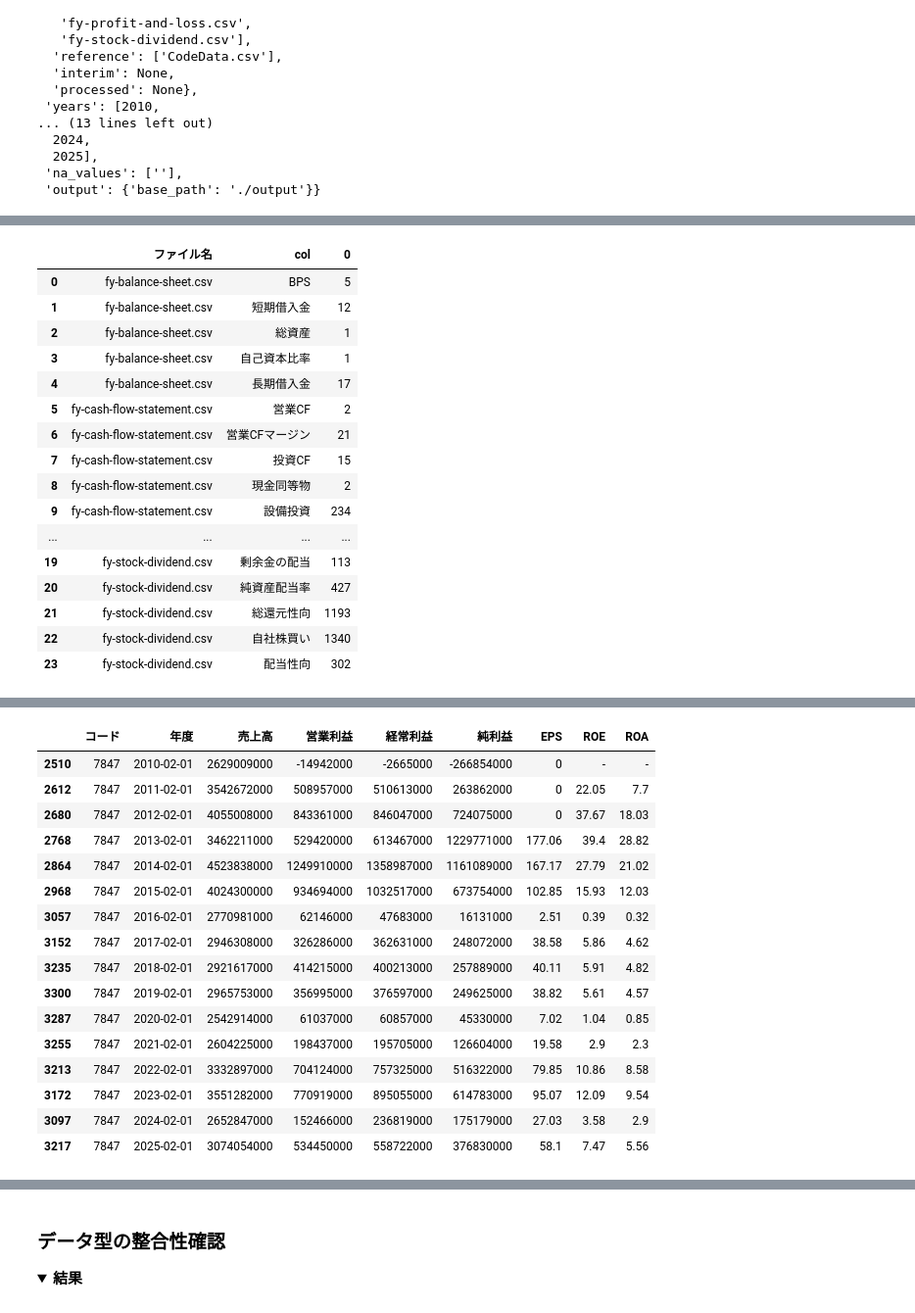
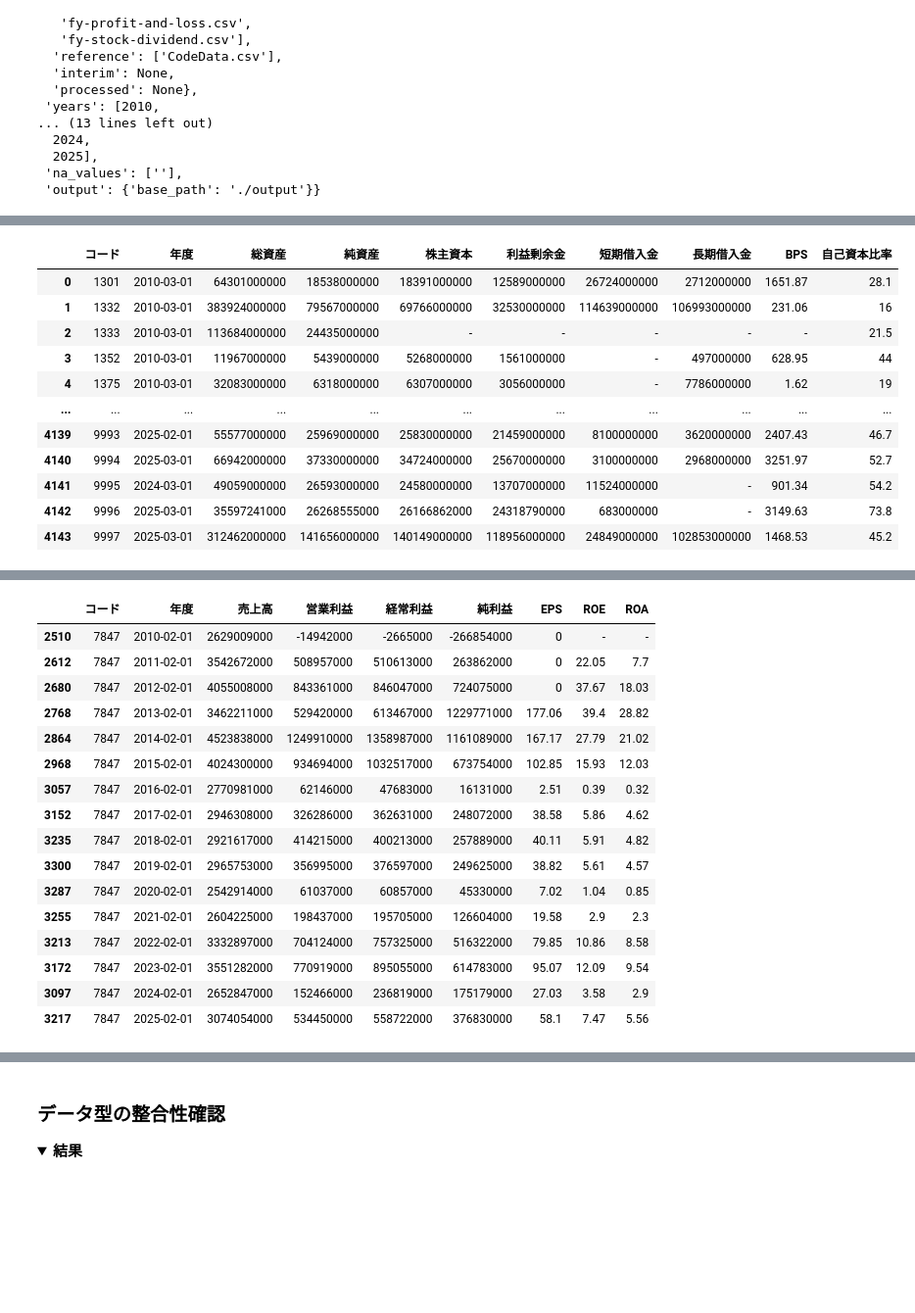
Before and after one commit to Tetibeam/003_stock_screening_preproc, a Jupyter notebook: 01_initial_creening.ipynb, the cells around one changed output, grey strips where cells are left out. Shown: that part at 98% size. Cells and saved outputs as stored; diff of their text form; code cells hidden in the pictures; folded sections open; blank space fills up the shorter version.

```diff
--- a/01_initial_creening.ipynb
+++ b/01_initial_creening.ipynb
@@ -119,12 +155,12 @@ setting.yamlのnan_valuesに登録します
 print("")
 print("ファイル毎にデータを取得します")
 df_DATAs_BY_ALL_FILEs = dl.load_data_by_files(
-    settings["data_path"]["raw"],settings["years"],settings["files"]["raw"],[""]
+    settings["data_path"]["raw"],settings["years"],settings["files"]["raw"]
 )
 #display(df_DATAs_BY_ALL_FILEs)
 print("")
 print("ファイルごとに各文字列の個数をカウントします")
-COUNT_COLUMNS = ["col", "nan", "na", "n/a", "-", "--", "none", "0", "space", "empty", "alphabet"]
+COUNT_COLUMNS = ["col","empty", "space", "-", "―", "—", "--", "Na", "na", "N/A", "n/a", "None", "none", "NULL", "null", "0", "alphabet"]
 FINAL_COLUMNS = COUNT_COLUMNS + ["ファイル名", "会計年"] # 追跡を明確にするため
 df_placeholder_counts = pd.DataFrame(columns=FINAL_COLUMNS)
 current_index = 0
@@ -135,15 +171,11 @@ for (filename,year), df in df_DATAs_BY_ALL_FILEs.items():
         #display(ser_str)
         row_data_tuple = (
             col,
-            (ser_str == 'nan').sum(),
-            (ser_str == 'na').sum(),
-            (ser_str == 'n/a').sum(),
-            (ser_str == '-').sum(),
-            (ser_str == '--').sum(),
-            (ser_str == 'none').sum(),
+            (ser_str == '').sum(), (ser_str == ' ').sum(),
+            (ser_str == '-').sum(), (ser_str == '―').sum(), (ser_str == '—').sum(), (ser_str == '--').sum(),
+            (ser_str == 'Na').sum(), (ser_str == 'na').sum(), (ser_str == 'N/A').sum(), (ser_str == 'n/a').sum(),
+            (ser_str == 'None').sum(), (ser_str == 'none').sum(), (ser_str == 'NULL').sum(), (ser_str == 'null').sum(),
             (ser_str == '0').sum(),
-            (ser_str == ' ').sum(),
-            (ser_str == '').sum(),
             ser_str.str.contains('[A-Za-z]', na=False).sum()
         )
         df_placeholder_counts.loc[current_index, COUNT_COLUMNS] = row_data_tuple
@@ -151,7 +183,7 @@ for (filename,year), df in df_DATAs_BY_ALL_FILEs.items():
         df_placeholder_counts.loc[current_index, "会計年"] = year
 
         current_index += 1
-#display(df_placeholder_counts)
+display(df_placeholder_counts)
 # %% [output]
 ファイル毎にデータを取得します
 
@@ -164,20 +209,50 @@ df = df.groupby("col").sum().sum()
 #display(df)
 
 print("")
-print("ハイフンとゼロが該当しそうなことがわかりました。")
-print("ゼロが登録されているファイルと列をを検索します。")
+print("疑われるコードが含まれている列を出力します")
+df = df_placeholder_counts.drop(["ファイル名","会計年"],axis=1)
+df = df.groupby("col").sum().sum()
+pl_list = df[df >0].index.tolist()
+df = df_placeholder_counts.drop(["ファイル名","会計年"],axis=1)
+for value in pl_list:
+    list = df[df[value]>0]["col"].unique()
+    #print("--------------",value,"のチェック----------------------------")
+    #display(list)
+
+print("")
+print("アルファベットが含まれているコードを出力します。")
+for (filename, year), df in df_DATAs_BY_ALL_FILEs.items():
+    df_tmp = df[df["コード"].str.contains("[A-Za-z]", na=False)]
+    code_list = df_tmp["コード"].to_list()
+    #print(code_list)
+
+print("")
+print("ゼロが登録されているファイルと列を出力します。")
 df = df_placeholder_counts
-df = df.groupby(["ファイル名","col"]).sum()["0"]
-df = df[df>0].reset_index()
-display(df)
+df_0 = df.groupby(["ファイル名","col"])["0"].sum()
+df_0 = df_0[df_0>0].reset_index()
+print(df_0)
+print(df_0['col'].dtype)
+
+# 'col' 列のすべての要素のデータ型を取得し、その出現回数をカウント
+#type_counts = df_0['col'].apply(type).value_counts()
+#print("--- 'col' 列の要素のデータ型カウント ---")
+#print(type_counts)
+
 print("")
 print("4つのファイルごとに該当列のリストを準備します")
-col_list_series = df.groupby('ファイル名')['col'].apply(list)
-col_lists = col_list_series.to_dict()
+#df_0['col'] = df_0['col'].astype(str)
+#df_0['col'] = df_0['col'].apply(lambda x: str(x) if x is not None else x)
+df_temp = df_0[['ファイル名', 'col']]
+grouped = df_temp.groupby('ファイル名')
+col_lists = {
+    filename: group['col'].tolist()  # 各グループから 'col' 列を抽出し、tolist()でPythonリストに変換
+    for filename, group in grouped
+}
 print(col_lists)
 
 print("")
-print("ゼロの含まれるコードの状況を確認します。")
+print("ゼロの含まれるコードのデータを確認します。")
 print("まずは年でわかれた各ファイルをつなぎ合わせます")
 df_merge = {}
 for (filename, year), df in df_DATAs_BY_ALL_FILEs.items():
@@ -187,11 +262,12 @@ for (filename, year), df in df_DATAs_BY_ALL_FILEs.items():
 df_final = {}
 for filename in df_merge:
     df_final[filename]  = pd.concat(df_merge[filename])
-#display(df_final["fy-balance-sheet.csv"])
+display(df_final["fy-balance-sheet.csv"])
 
 print("")
 print("ファイルごとにゼロをもつコードの値をチェックします。")
 filename = "fy-profit-and-loss.csv"
+print("ファイル名:",filename)
 df_all = df_final[filename]
 for col_value in col_lists[filename]:
     #print(filename, col)
@@ -208,17 +297,12 @@ for col_value in col_lists[filename]:
-|  | ファイル名 | col | 0 |
-| 0 | fy-balance-sheet.csv | BPS | 5 |
-| 1 | fy-balance-sheet.csv | 短期借入金 | 12 |
-| 2 | fy-balance-sheet.csv | 総資産 | 1 |
-| 3 | fy-balance-sheet.csv | 自己資本比率 | 1 |
-| 4 | fy-balance-sheet.csv | 長期借入金 | 17 |
-| 5 | fy-cash-flow-statement.csv | 営業CF | 2 |
-| 6 | fy-cash-flow-statement.csv | 営業CFマージン | 21 |
-| 7 | fy-cash-flow-statement.csv | 投資CF | 15 |
-| 8 | fy-cash-flow-statement.csv | 現金同等物 | 2 |
-| 9 | fy-cash-flow-statement.csv | 設備投資 | 234 |
-| ... | ... | ... | ... |
-| 19 | fy-stock-dividend.csv | 剰余金の配当 | 113 |
-| 20 | fy-stock-dividend.csv | 純資産配当率 | 427 |
-| 21 | fy-stock-dividend.csv | 総還元性向 | 1193 |
-| 22 | fy-stock-dividend.csv | 自社株買い | 1340 |
-| 23 | fy-stock-dividend.csv | 配当性向 | 302 |
+|  | コード | 年度 | 総資産 | 純資産 | 株主資本 | 利益剰余金 | 短期借入金 | 長期借入金 | BPS | 自己資本比率 |
+| 0 | 1301 | 2010-03-01 | 64301000000 | 18538000000 | 18391000000 | 12589000000 | 26724000000 | 2712000000 | 1651.87 | 28.1 |
+| 1 | 1332 | 2010-03-01 | 383924000000 | 79567000000 | 69766000000 | 32530000000 | 114639000000 | 106993000000 | 231.06 | 16 |
+| 2 | 1333 | 2010-03-01 | 113684000000 | 24435000000 | - | - | - | - | - | 21.5 |
+| 3 | 1352 | 2010-03-01 | 11967000000 | 5439000000 | 5268000000 | 1561000000 | - | 497000000 | 628.95 | 44 |
+| 4 | 1375 | 2010-03-01 | 32083000000 | 6318000000 | 6307000000 | 3056000000 | - | 7786000000 | 1.62 | 19 |
+| ... | ... | ... | ... | ... | ... | ... | ... | ... | ... | ... |
+| 4139 | 9993 | 2025-02-01 | 55577000000 | 25969000000 | 25830000000 | 21459000000 | 8100000000 | 3620000000 | 2407.43 | 46.7 |
+| 4140 | 9994 | 2025-03-01 | 66942000000 | 37330000000 | 34724000000 | 25670000000 | 3100000000 | 2968000000 | 3251.97 | 52.7 |
+| 4141 | 9995 | 2024-03-01 | 49059000000 | 26593000000 | 24580000000 | 13707000000 | 11524000000 | - | 901.34 | 54.2 |
+| 4142 | 9996 | 2025-03-01 | 35597241000 | 26268555000 | 26166862000 | 24318790000 | 683000000 | - | 3149.63 | 73.8 |
+| 4143 | 9997 | 2025-03-01 | 312462000000 | 141656000000 | 140149000000 | 118956000000 | 24849000000 | 102853000000 | 1468.53 | 45.2 |
```
Also changed, not shown: parts of 9 cells of this notebook, 1 other file.
